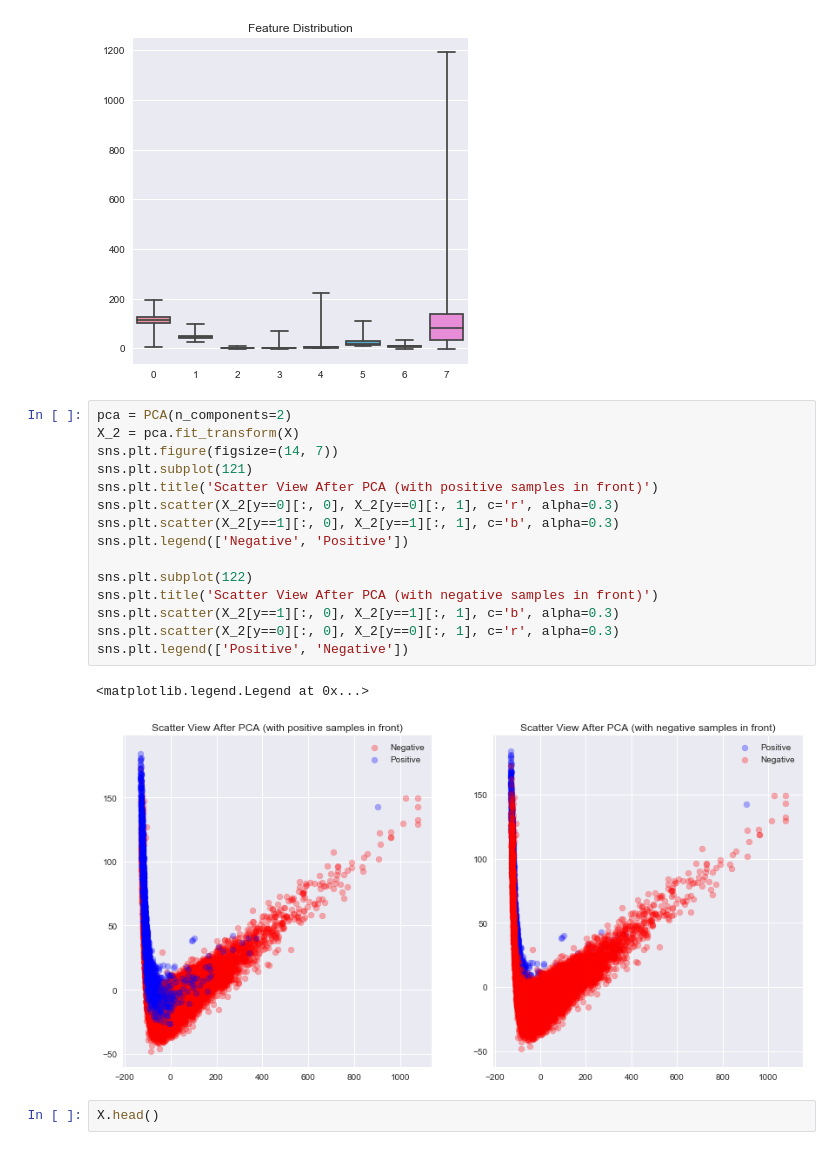
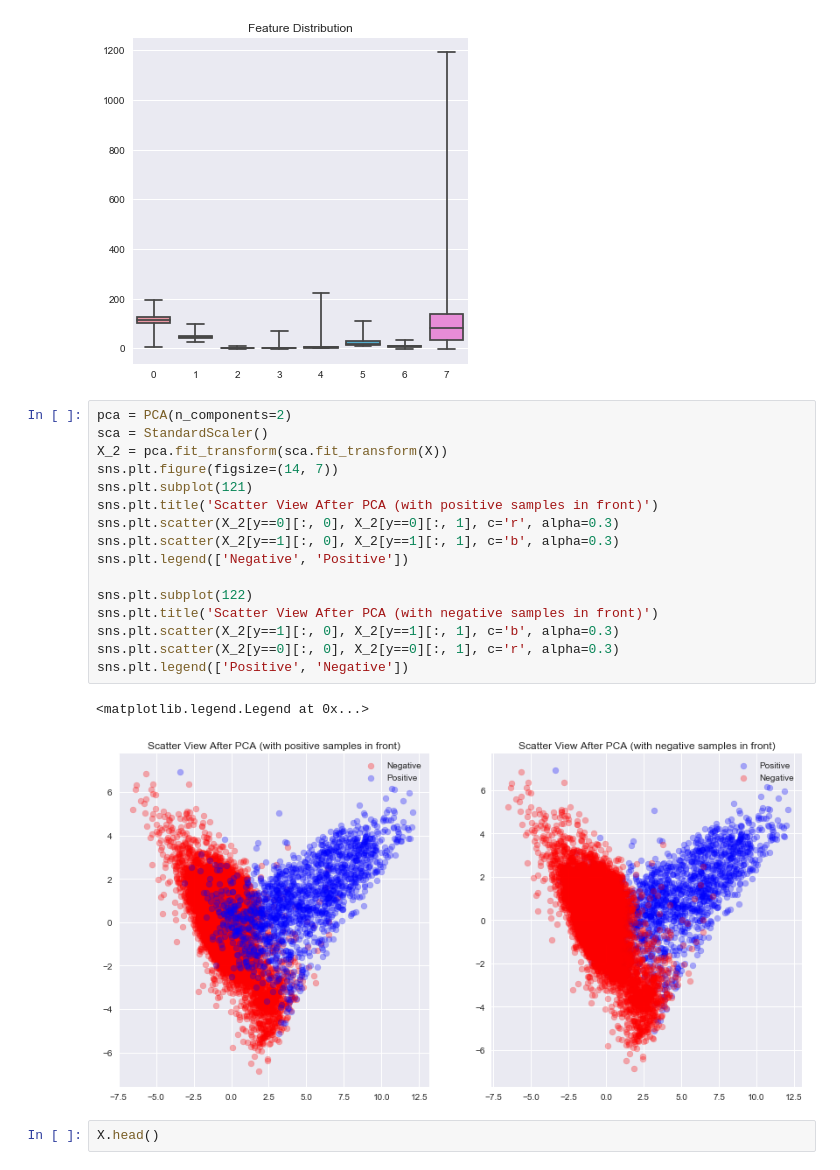
Before and after one commit to zxch3n/PulsarDetection, a Jupyter notebook: Explorer.ipynb, the cells around one changed output. Saved outputs shown, nothing was run; the diff lists cells and outputs as text.

```diff
--- a/Explorer.ipynb
+++ b/Explorer.ipynb
@@ -126,22 +127,23 @@ sns.boxplot(X, whis=1000)
 [figure]
 # %%
 pca = PCA(n_components=2)
-X_2 = pca.fit_transform(X)
+sca = StandardScaler()
+X_2 = pca.fit_transform(sca.fit_transform(X))
 sns.plt.figure(figsize=(14, 7))
 sns.plt.subplot(121)
 sns.plt.title('Scatter View After PCA (with positive samples in front)')
 sns.plt.scatter(X_2[y==0][:, 0], X_2[y==0][:, 1], c='r', alpha=0.3)
 sns.plt.scatter(X_2[y==1][:, 0], X_2[y==1][:, 1], c='b', alpha=0.3)
 sns.plt.legend(['Negative', 'Positive'])
 
 sns.plt.subplot(122)
 sns.plt.title('Scatter View After PCA (with negative samples in front)')
 sns.plt.scatter(X_2[y==1][:, 0], X_2[y==1][:, 1], c='b', alpha=0.3)
 sns.plt.scatter(X_2[y==0][:, 0], X_2[y==0][:, 1], c='r', alpha=0.3)
 sns.plt.legend(['Positive', 'Negative'])
 # %% [output]
 <matplotlib.legend.Legend at 0x...>
-[figure, old version]
+[figure, new version]
 # %%
 X.head()
 # %% [output]
```
Also changed, not shown: parts of 1 cell of this notebook, 11 other files.
